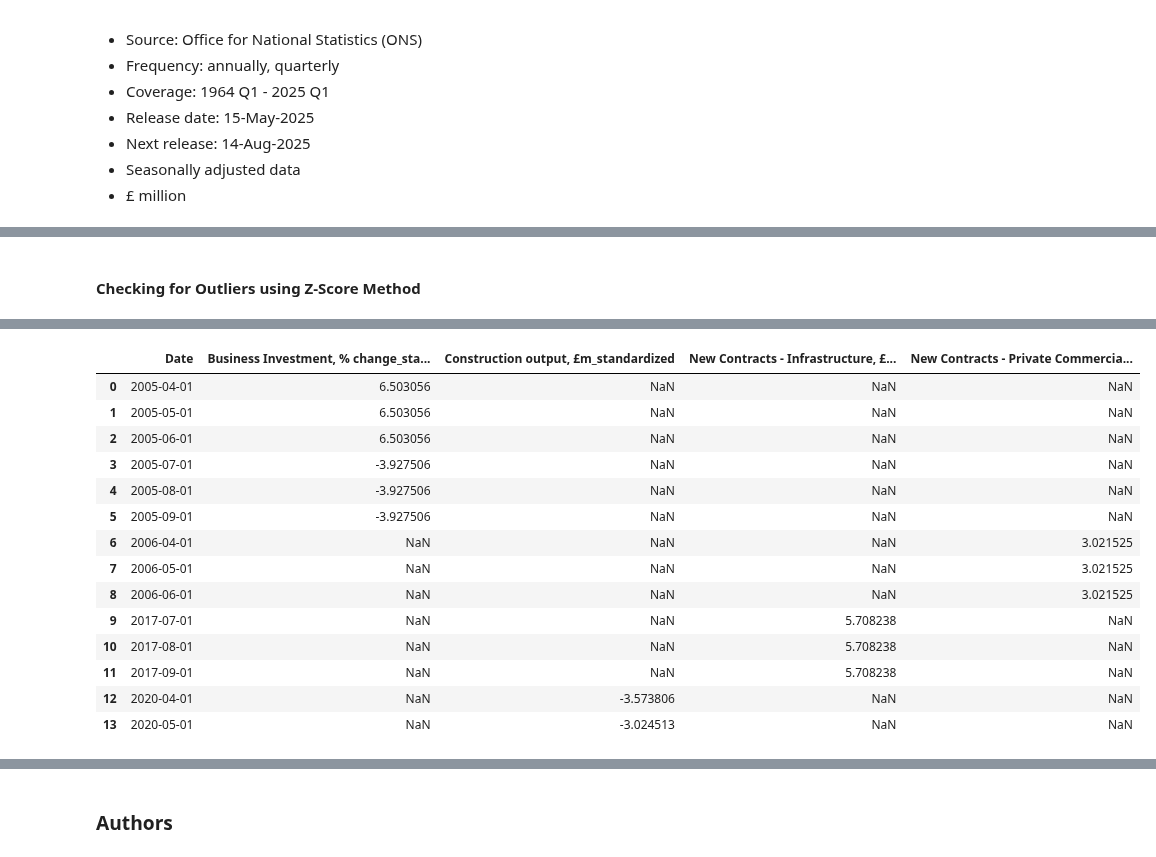
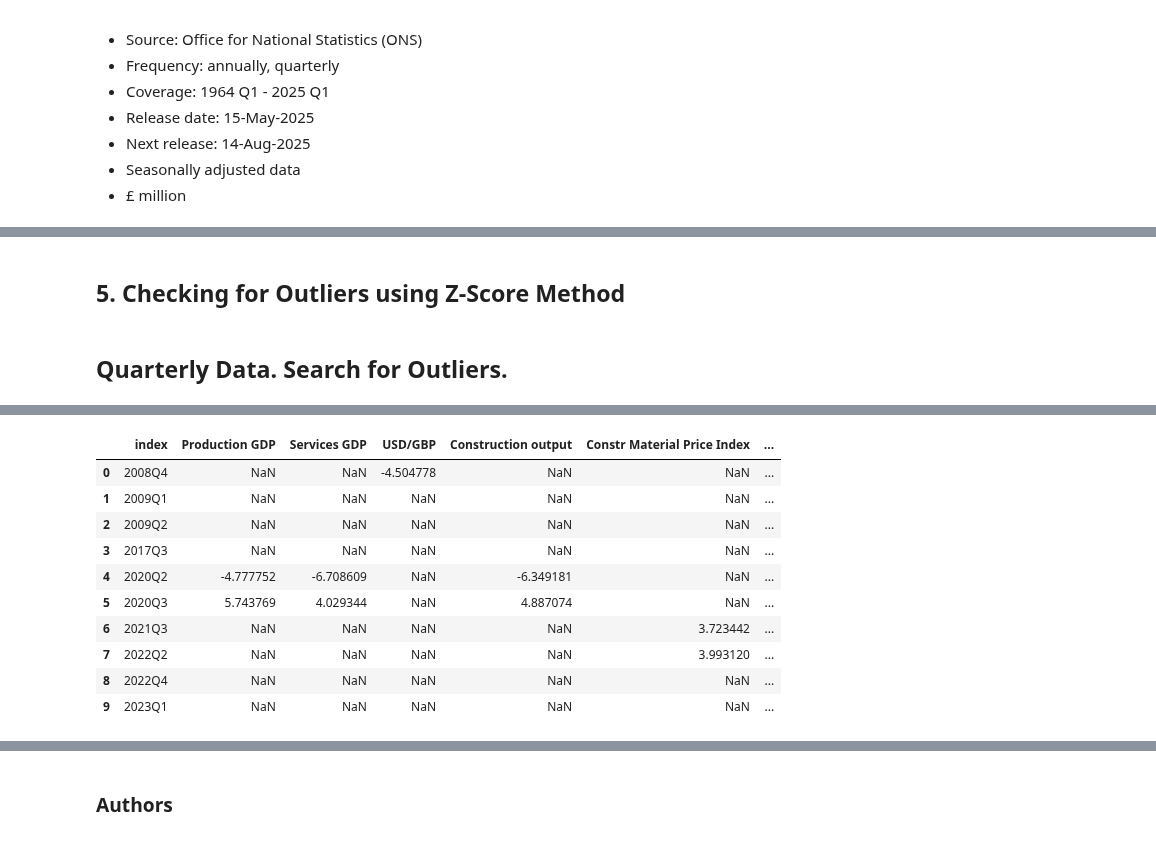
Before and after one commit to Alisa-Makhonina/Macroeconomic_indicators_vs_Construction_indicators, a Jupyter notebook: 3_Data Preprocessing.ipynb, the cells around one changed output, grey strips where cells are left out. Saved outputs shown, nothing was run; the diff lists cells and outputs as text; code cells hidden in the pictures.

```diff
--- a/3_Data Preprocessing.ipynb
+++ b/3_Data Preprocessing.ipynb
@@ -2051,0 +2746,19 @@ df_standardized.head(3)
+# %%
+def ur_on_resid_clean(y: pd.Series, D: pd.DataFrame):
+    y = pd.to_numeric(y, errors='coerce').dropna()
+    X = sm.add_constant(D.reindex(y.index).fillna(0))
+    u = sm.OLS(y, X).fit().resid
+    adf_p = adfuller(u, regression='c', autolag='AIC')[1]
+    with warnings.catch_warnings():
+        warnings.simplefilter("ignore", InterpolationWarning)
+        k_stat, k_p, _, crit = kpss(u, regression='c', nlags='auto')
+    kpss_ok = k_stat < float(crit['10%'])  # treat >10% as pass
+    return adf_p, ('>0.10' if kpss_ok else f'{k_p:.3f}'), (adf_p < 0.05) and kpss_ok
+
+rows = []
+for col in df_q_model_diff.columns:
+    adf_p, kpss_p, ok = ur_on_resid_clean(df_q_model_diff[col], D_q)
+    rows.append((col, f'{adf_p:.3g}', kpss_p, ok))
+
+quarterly_results = pd.DataFrame(rows, columns=['series','ADF p','KPSS p','PASS']).set_index('series')
+display(quarterly_results)
@@ -2052,21 +2786,41 @@ df_standardized.head(3)
 # %% [markdown]
-#### Checking for Outliers using Z-Score Method
+## 5. Checking for Outliers using Z-Score Method
+# %% [markdown]
+## Quarterly Data. Search for Outliers.
 # %%
+# Data Standartization for Z-Score Method
+
+# Select numerical columns
+numerical_columns = df_q_model_diff.columns
+
+# Create dictionaries to store standardized columns
+standardized_cols = {}
+
+# Calculate standardized values for each numerical column
+for column in numerical_columns:
+    # Standardization (mean=0, std=1)
+    standardized_cols[column] = (df_q_model_diff[column] - df_q_model_diff[column].mean()) / df_q_model_diff[column].std()
+
+# Convert dictionaries to DataFrames
+df_q_model_diff_stand = pd.DataFrame(standardized_cols, index=df_q_model_diff.index)
+
+
+
 # Z-Score Method (using standardized columns)
 z_threshold = 3  # Common threshold for standardized data
-outliers_z = df_standardized.abs() > z_threshold
-print("Outliers detected by Z-score method (True indicates outlier):\n")
-print(outliers_z.sum())  # Number of outliers per column
+outliers_z = df_q_model_diff_stand.abs() > z_threshold
+#print("Outliers detected by Z-score method (True indicates outlier):\n")
+#print(outliers_z.sum())  # Number of outliers per column
 
 # Filter rows with at least one outlier
-outlier_rows = df_standardized[outliers_z.any(axis=1)]
+outlier_rows = df_q_model_diff_stand[outliers_z.any(axis=1)]
 
 # Create a DataFrame to show only columns with actual outliers for each row
 outlier_display = pd.DataFrame(index=outlier_rows.index)
-for col in df_standardized.columns:
+for col in df_q_model_diff_stand.columns:
     # Include the column only if it has at least one outlier
     if outliers_z[col].any():
-        outlier_display[col] = df_standardized.loc[outlier_rows.index, col].where(outliers_z.loc[outlier_rows.index, col])
+        outlier_display[col] = df_q_model_diff_stand.loc[outlier_rows.index, col].where(outliers_z.loc[outlier_rows.index, col])
 
 # Drop rows where all values are NaN
 outlier_display = outlier_display.dropna(axis = 0, how='all')
@@ -2096,16 +2834,12 @@ dtype: int64
 Rows with Z-score outliers:
-|  | Date | Business Investment, % change_sta... | Construction output, £m_standardized | New Contracts - Infrastructure, £... | New Contracts - Private Commercia... |
-| 0 | 2005-04-01 | 6.503056 | NaN | NaN | NaN |
-| 1 | 2005-05-01 | 6.503056 | NaN | NaN | NaN |
-| 2 | 2005-06-01 | 6.503056 | NaN | NaN | NaN |
-| 3 | 2005-07-01 | -3.927506 | NaN | NaN | NaN |
-| 4 | 2005-08-01 | -3.927506 | NaN | NaN | NaN |
-| 5 | 2005-09-01 | -3.927506 | NaN | NaN | NaN |
-| 6 | 2006-04-01 | NaN | NaN | NaN | 3.021525 |
-| 7 | 2006-05-01 | NaN | NaN | NaN | 3.021525 |
-| 8 | 2006-06-01 | NaN | NaN | NaN | 3.021525 |
-| 9 | 2017-07-01 | NaN | NaN | 5.708238 | NaN |
-| 10 | 2017-08-01 | NaN | NaN | 5.708238 | NaN |
-| 11 | 2017-09-01 | NaN | NaN | 5.708238 | NaN |
-| 12 | 2020-04-01 | NaN | -3.573806 | NaN | NaN |
-| 13 | 2020-05-01 | NaN | -3.024513 | NaN | NaN |
+|  | index | Production GDP | Services GDP | USD/GBP | Construction output | Constr Material Price Index | ... |
+| 0 | 2008Q4 | NaN | NaN | -4.504778 | NaN | NaN | ... |
+| 1 | 2009Q1 | NaN | NaN | NaN | NaN | NaN | ... |
+| 2 | 2009Q2 | NaN | NaN | NaN | NaN | NaN | ... |
+| 3 | 2017Q3 | NaN | NaN | NaN | NaN | NaN | ... |
+| 4 | 2020Q2 | -4.777752 | -6.708609 | NaN | -6.349181 | NaN | ... |
+| 5 | 2020Q3 | 5.743769 | 4.029344 | NaN | 4.887074 | NaN | ... |
+| 6 | 2021Q3 | NaN | NaN | NaN | NaN | 3.723442 | ... |
+| 7 | 2022Q2 | NaN | NaN | NaN | NaN | 3.993120 | ... |
+| 8 | 2022Q4 | NaN | NaN | NaN | NaN | NaN | ... |
+| 9 | 2023Q1 | NaN | NaN | NaN | NaN | NaN | ... |
```
Also changed, not shown: parts of 221 cells of this notebook.
